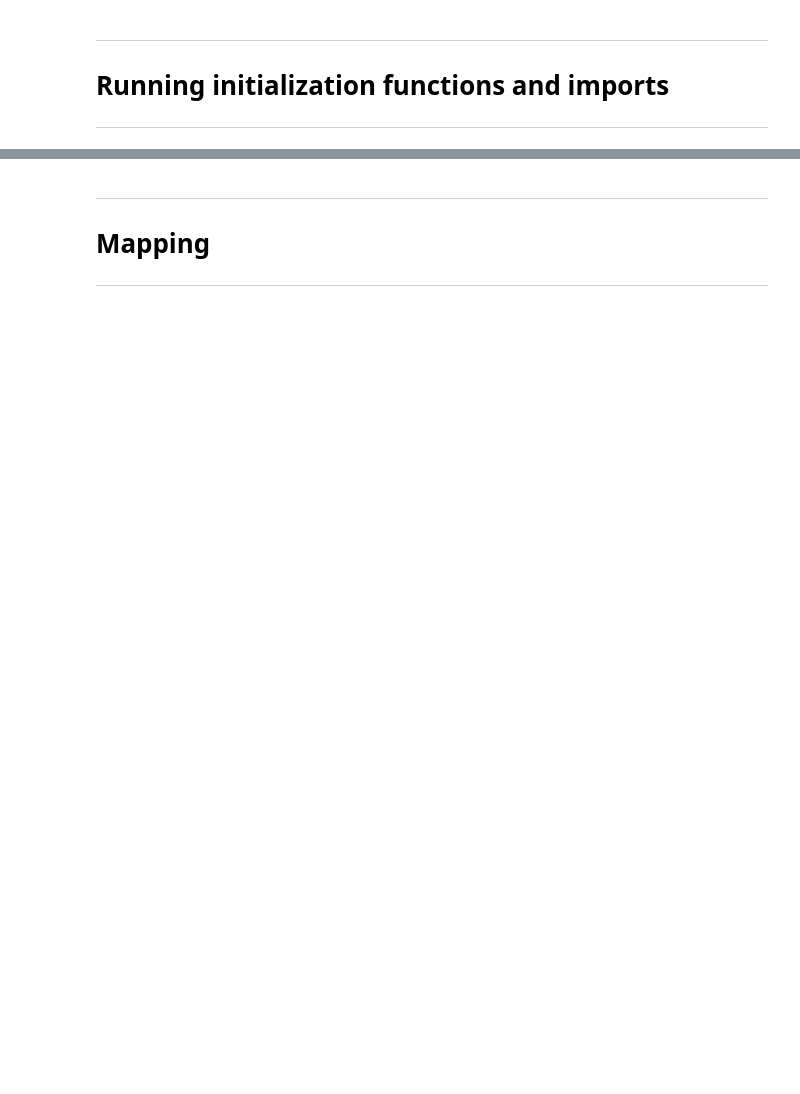
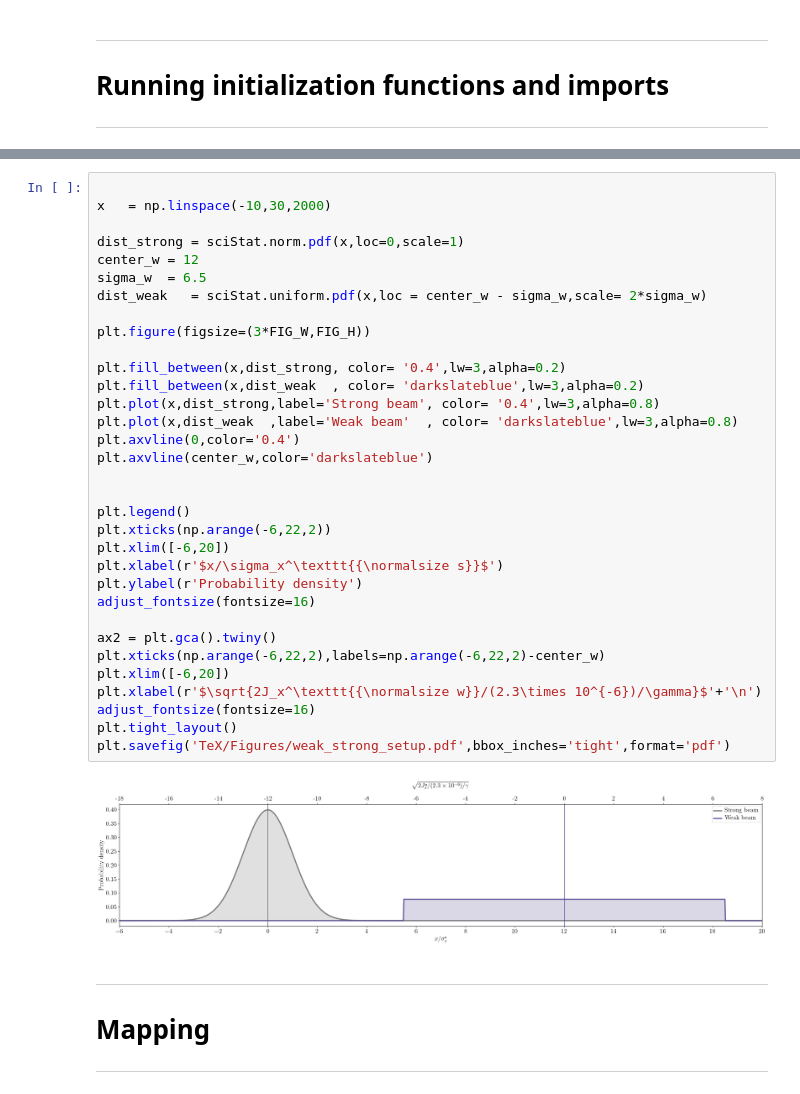
Before and after one commit to pbelange/QFPCatalogue, a Jupyter notebook: 003_ACCNote_Figs.ipynb, the cells around one changed output, grey strips where cells are left out. Saved outputs shown, nothing was run; the diff lists cells and outputs as text; blank space fills up the shorter version.

```diff
--- a/003_ACCNote_Figs.ipynb
+++ b/003_ACCNote_Figs.ipynb
@@ -117,3 +127,38 @@ def reverse_legend():
+# %%
+
+x   = np.linspace(-10,30,2000)
+
+dist_strong = sciStat.norm.pdf(x,loc=0,scale=1)
+center_w = 12
+sigma_w  = 6.5
+dist_weak   = sciStat.uniform.pdf(x,loc = center_w - sigma_w,scale= 2*sigma_w)
+
+plt.figure(figsize=(3*FIG_W,FIG_H))
+
+plt.fill_between(x,dist_strong, color= '0.4',lw=3,alpha=0.2)
+plt.fill_between(x,dist_weak  , color= 'darkslateblue',lw=3,alpha=0.2)
+plt.plot(x,dist_strong,label='Strong beam', color= '0.4',lw=3,alpha=0.8)
+plt.plot(x,dist_weak  ,label='Weak beam'  , color= 'darkslateblue',lw=3,alpha=0.8)
+plt.axvline(0,color='0.4')
+plt.axvline(center_w,color='darkslateblue')
+
+
+plt.legend()
+plt.xticks(np.arange(-6,22,2))
+plt.xlim([-6,20])
+plt.xlabel(r'$x/\sigma_x^\texttt{{\normalsize s}}$')
+plt.ylabel(r'Probability density')
+adjust_fontsize(fontsize=16)
+
+ax2 = plt.gca().twiny()
+plt.xticks(np.arange(-6,22,2),labels=np.arange(-6,22,2)-center_w)
+plt.xlim([-6,20])
+plt.xlabel(r'$\sqrt{2J_x^\texttt{{\normalsize w}}/(2.3\times 10^{-6})/\gamma}$'+'\n')
+adjust_fontsize(fontsize=16)
+plt.tight_layout()
+plt.savefig('TeX/Figures/weak_strong_setup.pdf',bbox_inches='tight',format='pdf')
+# %% [output]
+[figure, added]
 # %% [markdown]
 ---
 # Mapping
```
Also changed, not shown: parts of 7 cells of this notebook, 8 other files.
